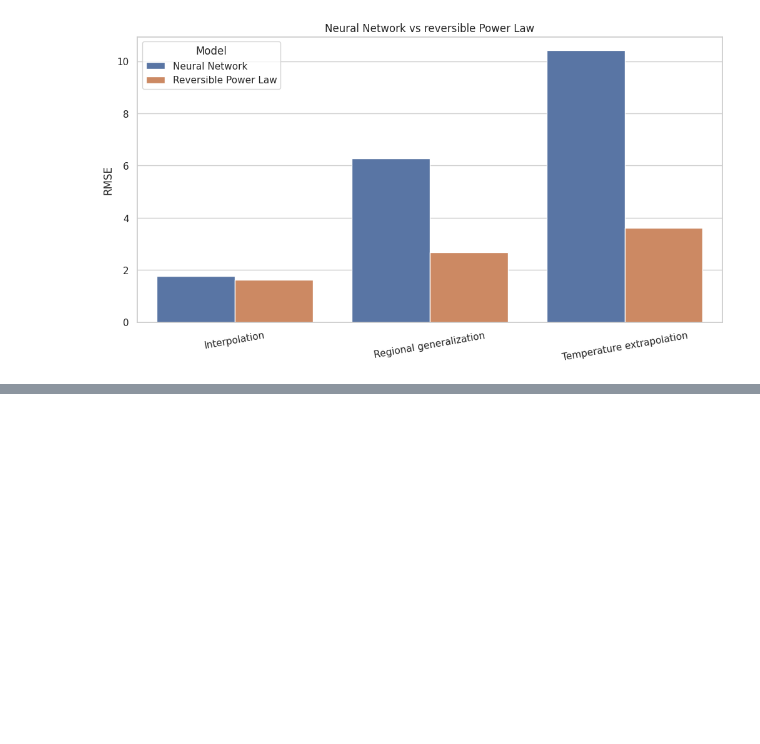
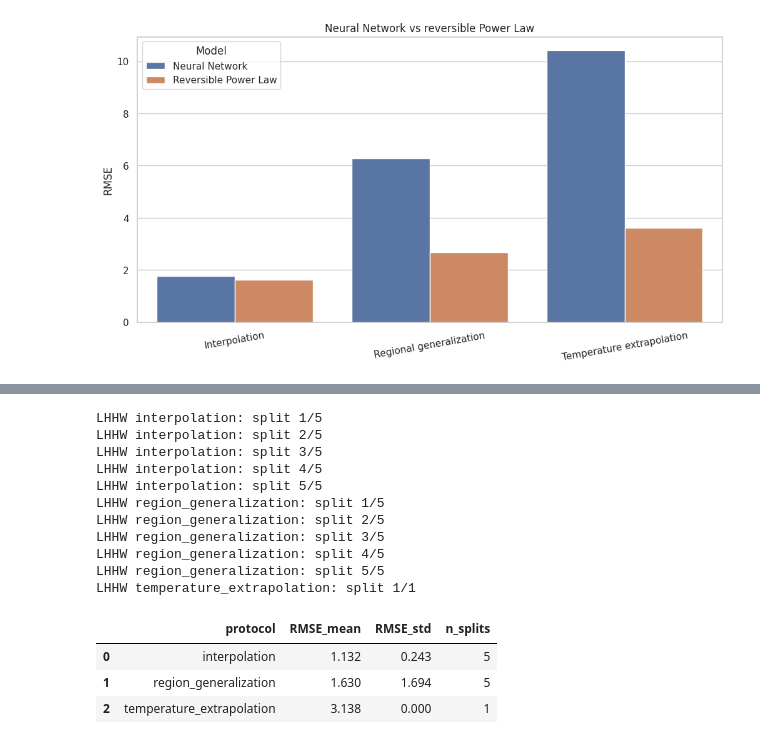
Before and after one commit to oafidi/co2-methanation-ml, a Jupyter notebook: notebooks/physics_based_kinetic_modeling.ipynb, the cells around one changed output, grey strips where cells are left out. Saved outputs shown, nothing was run; the diff lists cells and outputs as text; code cells hidden in the pictures; blank space fills up the shorter version.

```diff
--- a/notebooks/physics_based_kinetic_modeling.ipynb
+++ b/notebooks/physics_based_kinetic_modeling.ipynb
@@ -643,0 +1106,79 @@ The Langmuir−Hinshelwood-Hougen-Watson (LHHW) model is the logical next kineti
+# %%
+def evaluate_lhhw_protocol(protocol, splits):
+    metric_rows = []
+    prediction_frames = []
+
+    for split_id, (train_indices, test_indices) in enumerate(splits):
+        print(f'LHHW {protocol}: split {split_id + 1}/{len(splits)}')
+        fit = optimize_lhhw(train_indices, seed=RANDOM_STATE)
+        predicted = predict_yields_lhhw(test_indices, fit.x)
+        observed = physical_data.iloc[test_indices][
+            'observed_yield_pct'
+        ].to_numpy()
+
+        row = {
+            'protocol': protocol,
+            'split': split_id,
+            'n_train': len(train_indices),
+            'n_test': len(test_indices),
+            'RMSE': root_mean_squared_error(observed, predicted),
+            'optimizer_success': fit.success,
+            'optimizer_message': fit.message,
+            'iterations': fit.nit,
+            'function_evaluations': fit.nfev,
+        }
+        row.update(dict(zip(LHHW_PARAMETER_NAMES, fit.x)))
+        metric_rows.append(row)
+
+        prediction_frames.append(pd.DataFrame({
+            'protocol': protocol,
+            'split': split_id,
+            'temperature_C': df.iloc[test_indices]['temperature_C'].to_numpy(),
+            'observed': observed,
+            'predicted': predicted,
+            'residual': predicted - observed,
+        }))
+
+    return pd.DataFrame(metric_rows), pd.concat(
+        prediction_frames, ignore_index=True
+    )
+
+
+lhhw_evaluation_results = {
+    protocol: evaluate_lhhw_protocol(protocol, splits)
+    for protocol, splits in protocol_splits.items()
+}
+lhhw_metrics = pd.concat(
+    [result[0] for result in lhhw_evaluation_results.values()],
+    ignore_index=True,
+)
+lhhw_predictions = pd.concat(
+    [result[1] for result in lhhw_evaluation_results.values()],
+    ignore_index=True,
+)
+lhhw_summary = (
+    lhhw_metrics.groupby('protocol', as_index=False)
+    .agg(
+        RMSE_mean=('RMSE', 'mean'),
+        RMSE_std=('RMSE', 'std'),
+        n_splits=('RMSE', 'count'),
+    )
+)
+lhhw_summary['RMSE_std'] = lhhw_summary['RMSE_std'].fillna(0.0)
+lhhw_summary.round(3)
+# %% [output]
+LHHW interpolation: split 1/5
+LHHW interpolation: split 2/5
+LHHW interpolation: split 3/5
+LHHW interpolation: split 4/5
+LHHW interpolation: split 5/5
+LHHW region_generalization: split 1/5
+LHHW region_generalization: split 2/5
+LHHW region_generalization: split 3/5
+LHHW region_generalization: split 4/5
+LHHW region_generalization: split 5/5
+LHHW temperature_extrapolation: split 1/1
+|  | protocol | RMSE_mean | RMSE_std | n_splits |
+| 0 | interpolation | 1.132 | 0.243 | 5 |
+| 1 | region_generalization | 1.630 | 1.694 | 5 |
+| 2 | temperature_extrapolation | 3.138 | 0.000 | 1 |
```
Also changed, not shown: parts of 17 cells of this notebook, 4 other files.
